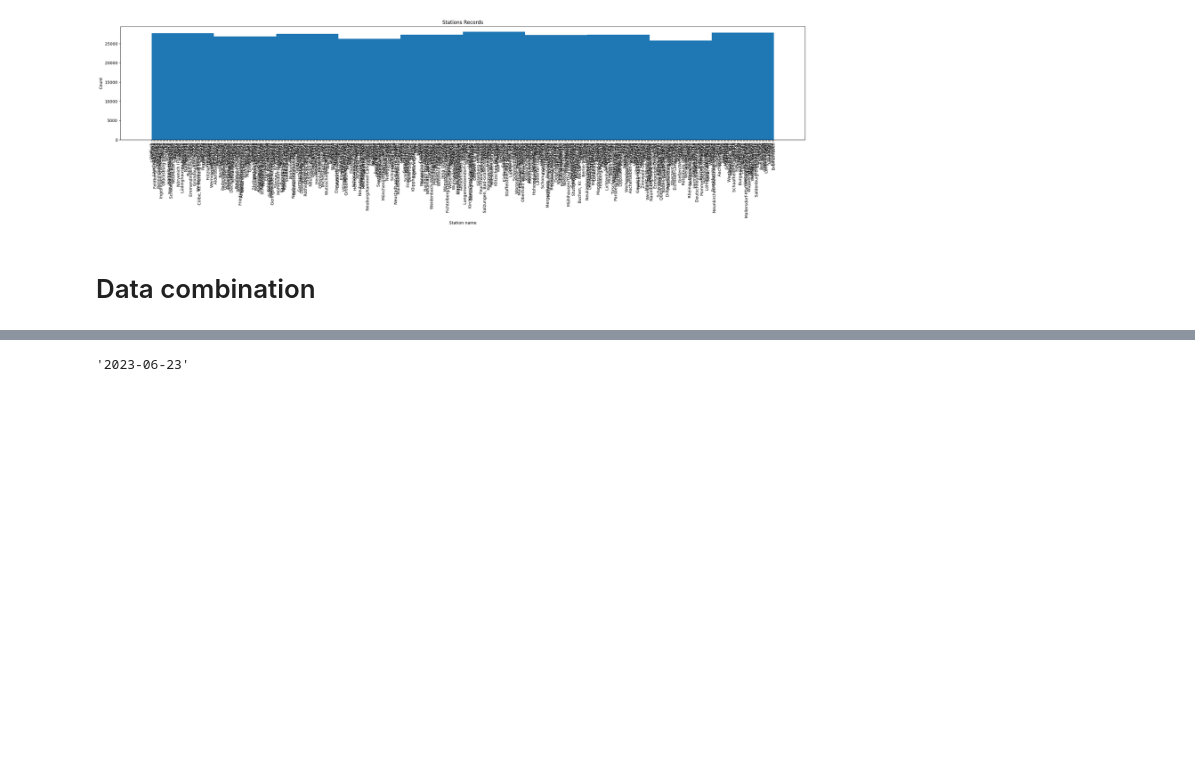
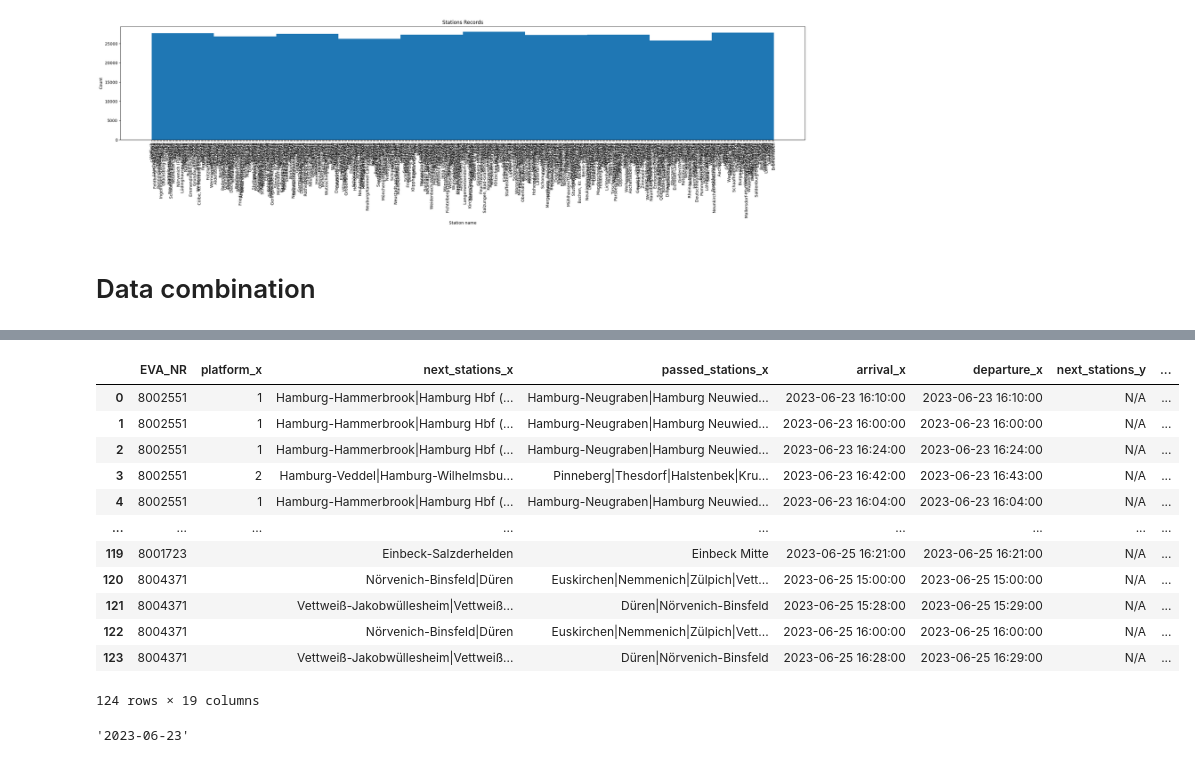
Before and after one commit to HassanRady/2023-amse-template, a Jupyter notebook: exploration.ipynb, the cells around one changed output, grey strips where cells are left out. Saved outputs shown, nothing was run; the diff lists cells and outputs as text; code cells hidden in the pictures; blank space fills up the shorter version.

```diff
--- a/exploration.ipynb
+++ b/exploration.ipynb
@@ -503 +477,19 @@ See the caveats in the documentation: https://pandas.pydata.org/pandas-docs/stab
+# %%
+train_change_df['arrival_difference_minuit'] = np.where(train_change_df['delay'], train_change_df['arrival_difference'].apply(lambda x: x.seconds/60), 0)
+train_change_df['departure_difference_minuit'] = np.where(train_change_df['delay'], train_change_df['departure_difference'].apply(lambda x: x.seconds/60), 0)
+train_change_df
+# %% [output]
+|  | EVA_NR | platform_x | next_stations_x | passed_stations_x | arrival_x | departure_x | next_stations_y | ... |
+| 0 | 8002551 | 1 | Hamburg-Hammerbrook|Hamburg Hbf (... | Hamburg-Neugraben|Hamburg Neuwied... | 2023-06-23 16:10:00 | 2023-06-23 16:10:00 | N/A | ... |
+| 1 | 8002551 | 1 | Hamburg-Hammerbrook|Hamburg Hbf (... | Hamburg-Neugraben|Hamburg Neuwied... | 2023-06-23 16:00:00 | 2023-06-23 16:00:00 | N/A | ... |
+| 2 | 8002551 | 1 | Hamburg-Hammerbrook|Hamburg Hbf (... | Hamburg-Neugraben|Hamburg Neuwied... | 2023-06-23 16:24:00 | 2023-06-23 16:24:00 | N/A | ... |
+| 3 | 8002551 | 2 | Hamburg-Veddel|Hamburg-Wilhelmsbu... | Pinneberg|Thesdorf|Halstenbek|Kru... | 2023-06-23 16:42:00 | 2023-06-23 16:43:00 | N/A | ... |
+| 4 | 8002551 | 1 | Hamburg-Hammerbrook|Hamburg Hbf (... | Hamburg-Neugraben|Hamburg Neuwied... | 2023-06-23 16:04:00 | 2023-06-23 16:04:00 | N/A | ... |
+| ... | ... | ... | ... | ... | ... | ... | ... | ... |
+| 119 | 8001723 |  | Einbeck-Salzderhelden | Einbeck Mitte | 2023-06-25 16:21:00 | 2023-06-25 16:21:00 | N/A | ... |
+| 120 | 8004371 |  | Nörvenich-Binsfeld|Düren | Euskirchen|Nemmenich|Zülpich|Vett... | 2023-06-25 15:00:00 | 2023-06-25 15:00:00 | N/A | ... |
+| 121 | 8004371 |  | Vettweiß-Jakobwüllesheim|Vettweiß... | Düren|Nörvenich-Binsfeld | 2023-06-25 15:28:00 | 2023-06-25 15:29:00 | N/A | ... |
+| 122 | 8004371 |  | Nörvenich-Binsfeld|Düren | Euskirchen|Nemmenich|Zülpich|Vett... | 2023-06-25 16:00:00 | 2023-06-25 16:00:00 | N/A | ... |
+| 123 | 8004371 |  | Vettweiß-Jakobwüllesheim|Vettweiß... | Düren|Nörvenich-Binsfeld | 2023-06-25 16:28:00 | 2023-06-25 16:29:00 | N/A | ... |
+124 rows × 19 columns
 # %%
```
Also changed, not shown: parts of 14 cells of this notebook.
